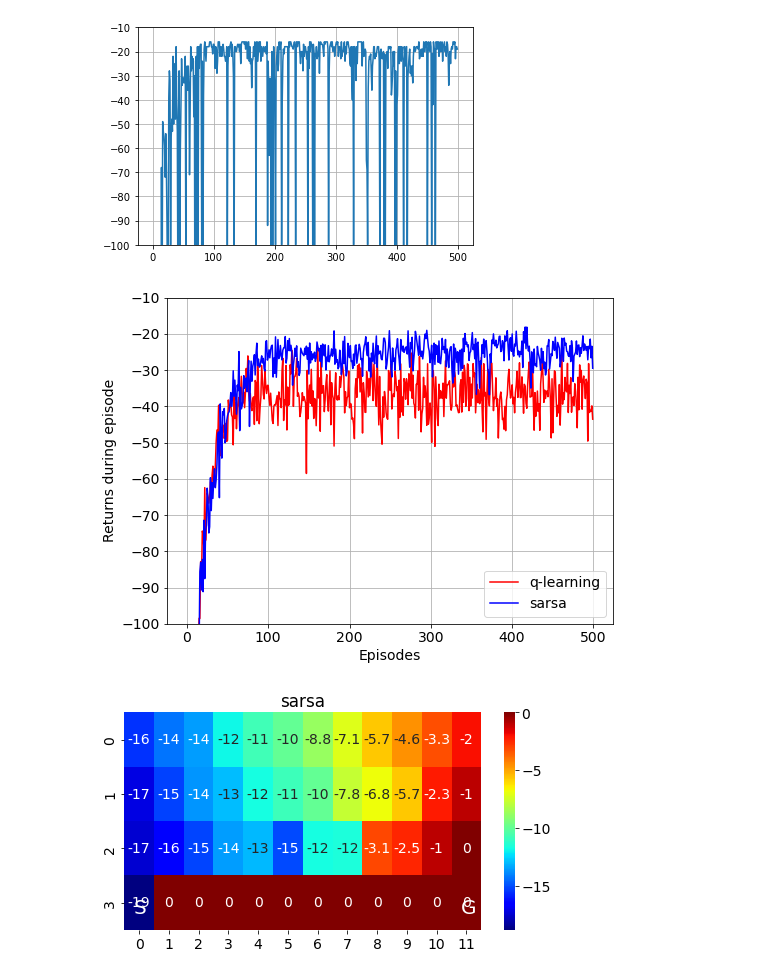
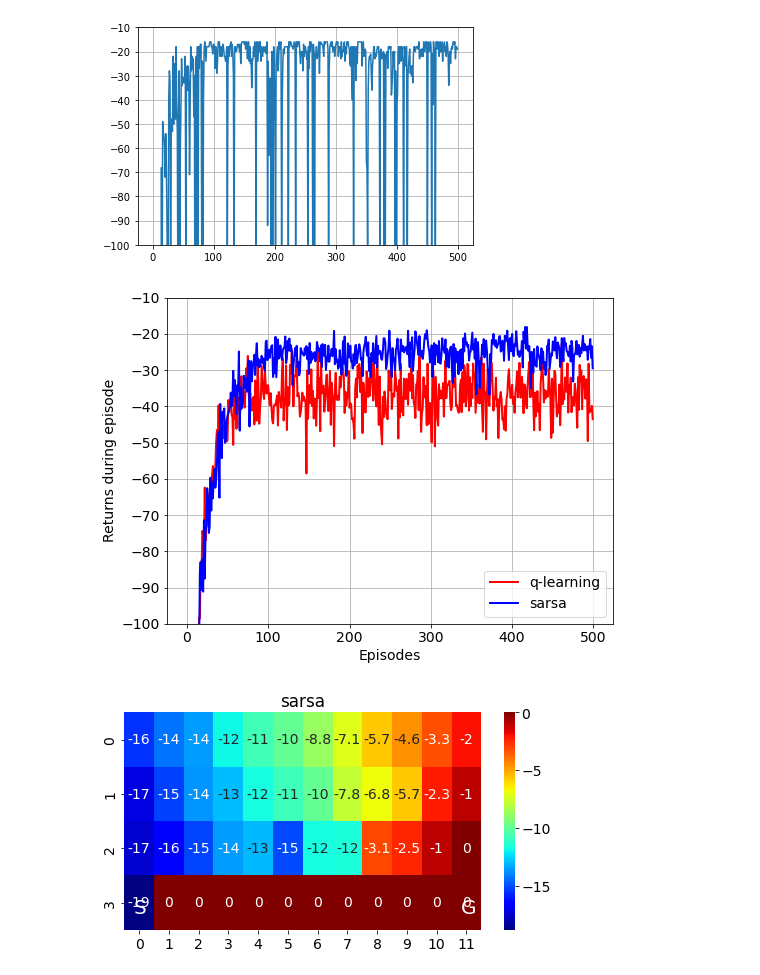
Before and after one commit to ha5ha6/judy_blog, a Jupyter notebook: _notebooks/cliff_walking.ipynb, the cells around one changed output. Cells and saved outputs as stored; diff of their text form; code cells hidden in the pictures.

```diff
--- a/_notebooks/cliff_walking.ipynb
+++ b/_notebooks/cliff_walking.ipynb
@@ -142,19 +142,19 @@ for n in range(n_runs):
 # %%
 r_q_all=np.array(r_q_all)
 r_sarsa_all=np.array(r_sarsa_all)
 
 plt.rcParams['font.size']='14'
 plt.figure(figsize=(8,6))
-plt.plot(r_q_all.mean(axis=0),'r',label='q-learning')
-plt.plot(r_sarsa_all.mean(axis=0),'b',label='sarsa')
+plt.plot(r_q_all.mean(axis=0),'r',label='q-learning',linewidth=2)
+plt.plot(r_sarsa_all.mean(axis=0),'b',label='sarsa',linewidth=2)
 plt.ylim([-100,-10])
 plt.legend()
 plt.grid()
 plt.xlabel('Episodes')
 plt.ylabel('Returns during episode')
 plt.savefig('sarsa_ql_cliffwalk.png',dpi=350)
 # %% [output]
-[figure, old version]
+[figure, new version]
 # %%
 def plot_heat(q,alg='sarsa'):
 
```
Also changed, not shown: 4 other files.
